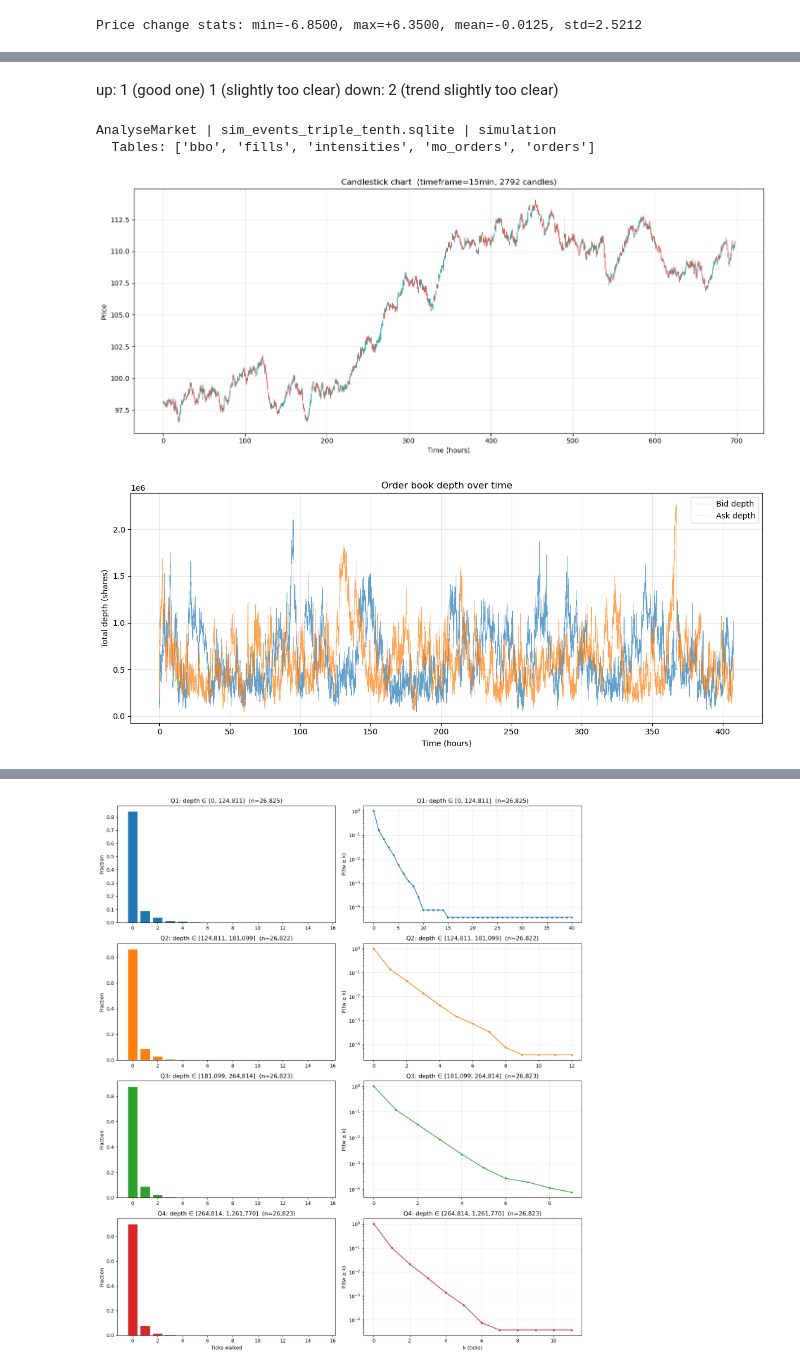
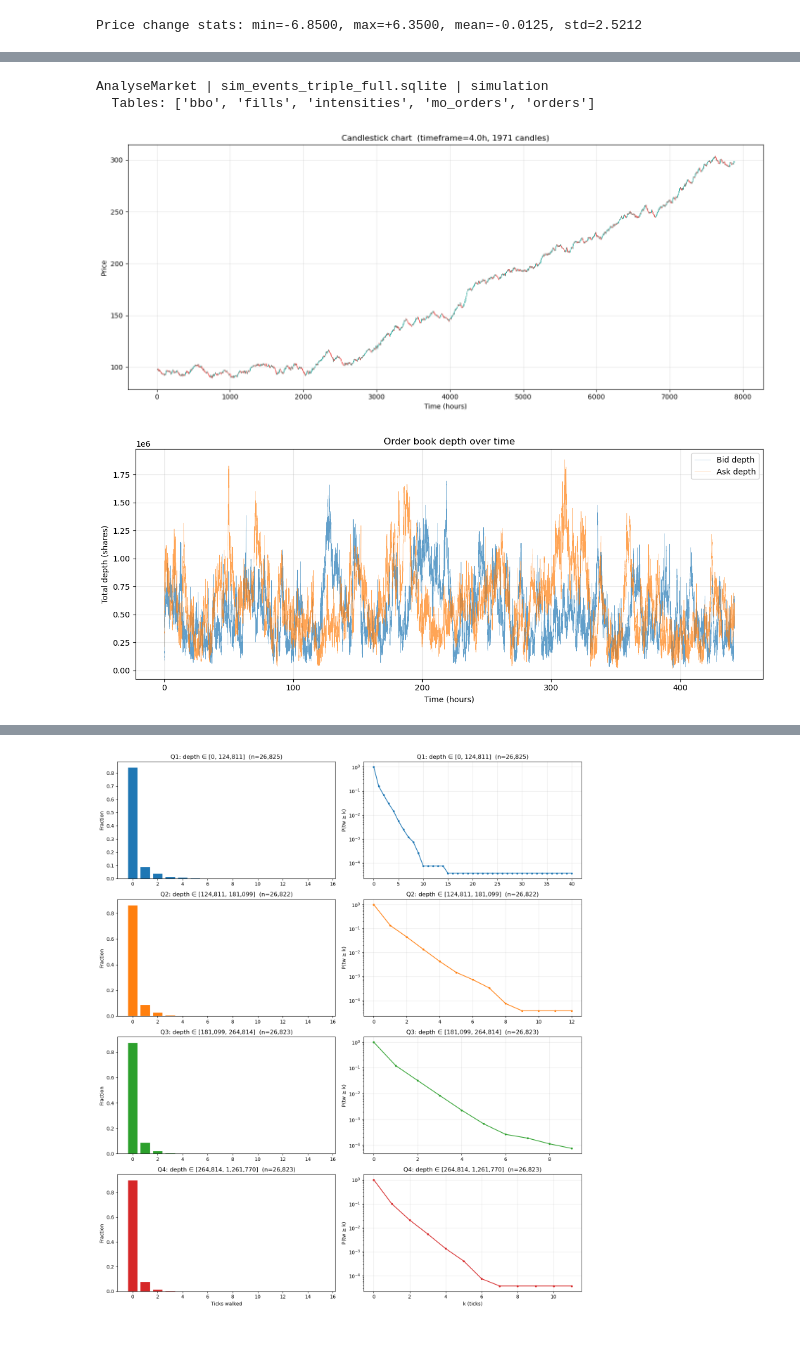
Before and after one commit to JTimmr/thesis, a Jupyter notebook: notebooks/simulation.ipynb, the cells around one changed output, grey strips where cells are left out. Saved outputs shown, nothing was run; the diff lists cells and outputs as text; code cells hidden in the pictures; blank space fills up the shorter version.

Commit message:
ran most recent sim for candlestick charts

```diff
--- a/notebooks/simulation.ipynb
+++ b/notebooks/simulation.ipynb
@@ -820,19 +868,15 @@ sim.plot_book()
 # %%
 sim.run(overwrite=True)
-# %% [markdown]
-up: 1 (good one)
-    1 (slightly too clear)
-down: 2 (trend slightly too clear)
 # %%
-db_path_triple = str(helpers.project_root() / "data" / "sim_events_triple_tenth.sqlite")
+db_path_triple = str(helpers.project_root() / "data" / "sim_events_triple_full.sqlite")
 am_triple = AnalyseMarket(db_path_triple, tick_size=tick_size)
-am_triple.plot_candlestick(timeframe=900)
+am_triple.plot_candlestick(timeframe=14400)
 am_triple.plot_depth(n_events=1_000_000, offset=0)
 # %% [output]
-AnalyseMarket | sim_events_triple_tenth.sqlite | simulation
+AnalyseMarket | sim_events_triple_full.sqlite | simulation
   Tables: ['bbo', 'fills', 'intensities', 'mo_orders', 'orders']
-[figure, old version]
+[figure, new version]
-[figure, old version]
+[figure, new version]
 # %%
 am_triple.adjusted_impact_propagator(split_regimes=True)
 # %% [output]
```
Also changed, not shown: parts of 15 cells of this notebook.
